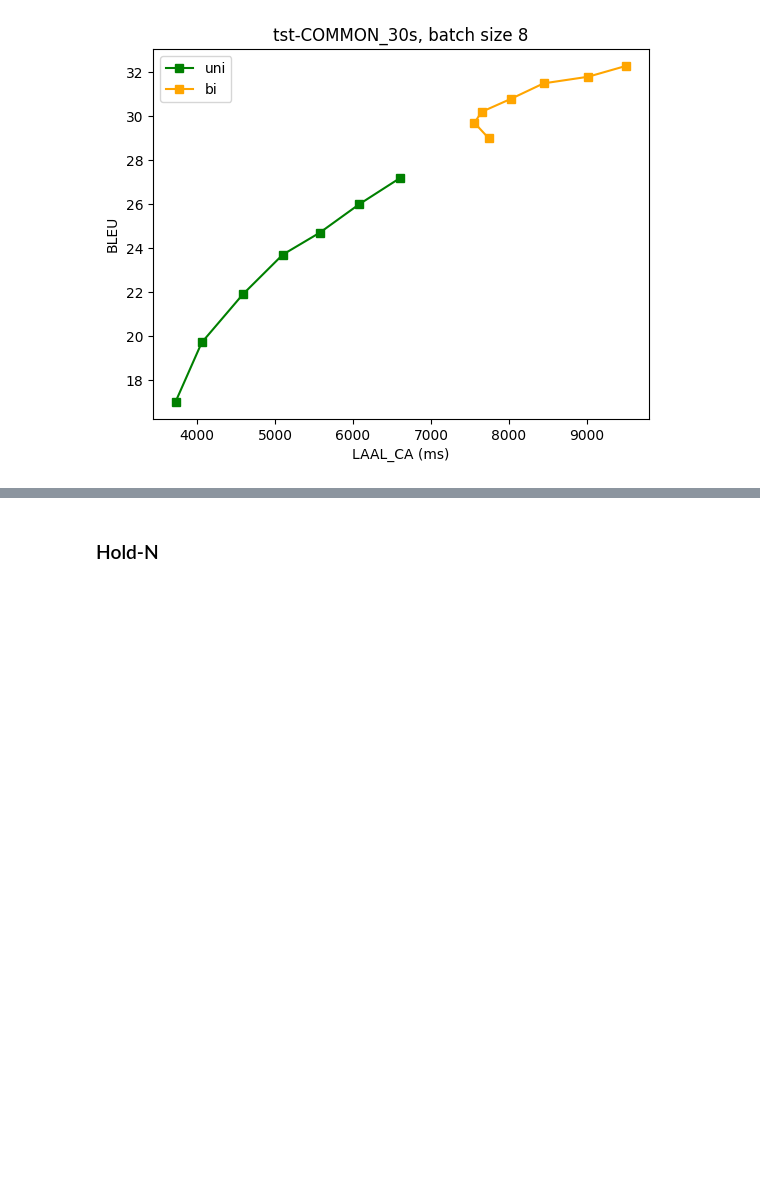
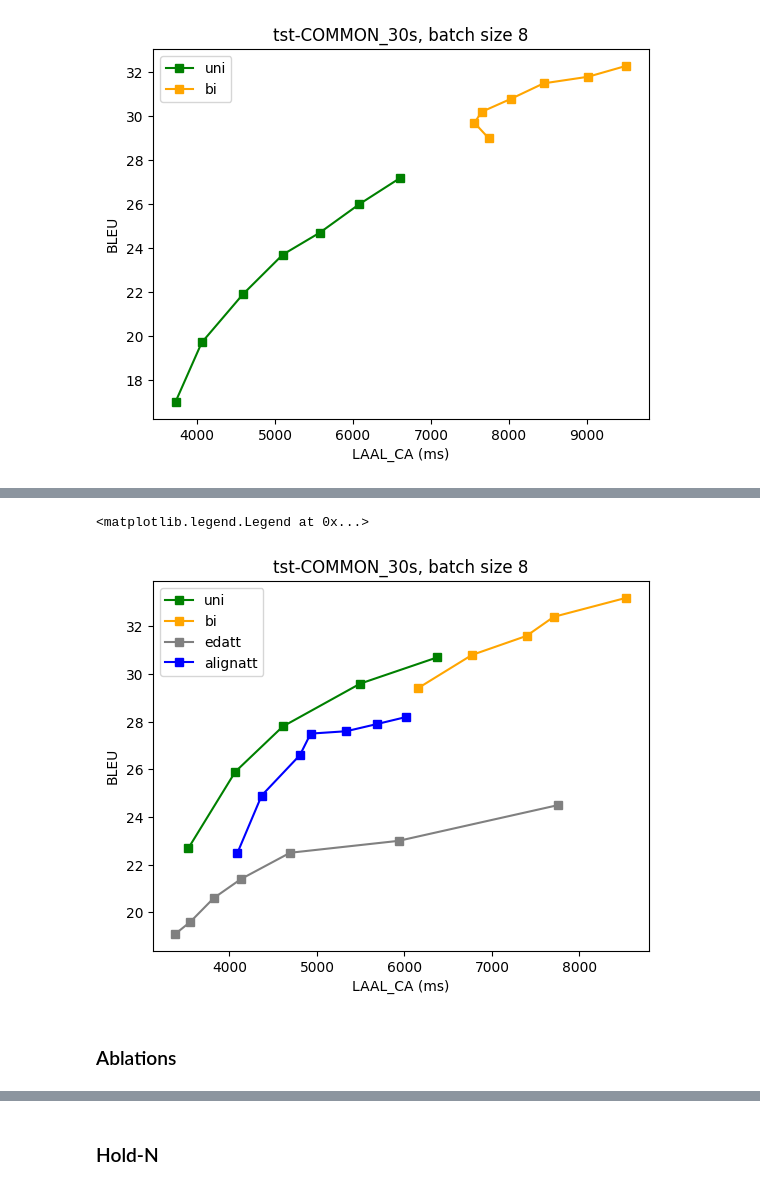
Before and after one commit to LeiLiLab/InfiniSST, a Jupyter notebook: plots/plot.ipynb, the cells around one changed output, grey strips where cells are left out. Saved outputs shown, nothing was run; the diff lists cells and outputs as text; code cells hidden in the pictures; blank space fills up the shorter version.

```diff
--- a/plots/plot.ipynb
+++ b/plots/plot.ipynb
@@ -365,0 +406,43 @@ plt.legend()
+# %%
+# tst-COMMON_30s, bsz 8
+dfs = {}
+
+## uni
+df = pd.DataFrame(columns=['BLEU', 'LAAL', 'LAAL_c'])
+df['BLEU'] = [22.7, 25.9, 27.8, 29.6, 30.7]
+df['LAAL_CA'] = [3532, 4067, 4610, 5496, 6375]
+dfs['uni'] = df
+
+## bi
+df = pd.DataFrame(columns=['BLEU', 'LAAL', 'LAAL_c'])
+df['BLEU'] = [29.4, 30.8, 31.6, 32.4, 33.2]
+df['LAAL_CA'] = [6152, 6771, 7395, 7706, 8536]
+dfs['bi'] = df
+
+## edatt
+df = pd.DataFrame(columns=['BLEU', 'LAAL', 'LAAL_c'])
+df['BLEU'] = [19.1, 19.6, 20.6, 21.4, 22.5, 23.0, 24.5]
+df['LAAL_CA'] = [3383, 3553, 3821, 4133, 4693, 5933, 7756]
+dfs['edatt'] = df
+
+## alignatt
+df = pd.DataFrame(columns=['BLEU', 'LAAL', 'LAAL_c'])
+df['BLEU'] = [22.5, 24.9, 26.6, 27.5, 27.6, 27.9, 28.2]
+df['LAAL_CA'] = [4092, 4368, 4806, 4928, 5335, 5684, 6023]
+dfs['alignatt'] = df
+
+## plot
+for key in dfs:
+    df = dfs[key]
+    color = colors[key]
+    # plt.plot(df['LAAL'], df['BLEU'], color=color, linestyle='dotted')
+    plt.plot(df['LAAL_CA'], df['BLEU'], color=color, linestyle='solid', label=key, marker='s')
+plt.xlabel('LAAL_CA (ms)')
+plt.ylabel('BLEU')
+plt.title('tst-COMMON_30s, batch size 8')
+plt.legend()
+# %% [output]
+<matplotlib.legend.Legend at 0x...>
+[figure, added]
+# %% [markdown]
+### Ablations
```
Also changed, not shown: parts of 10 cells of this notebook, 25 other files.
